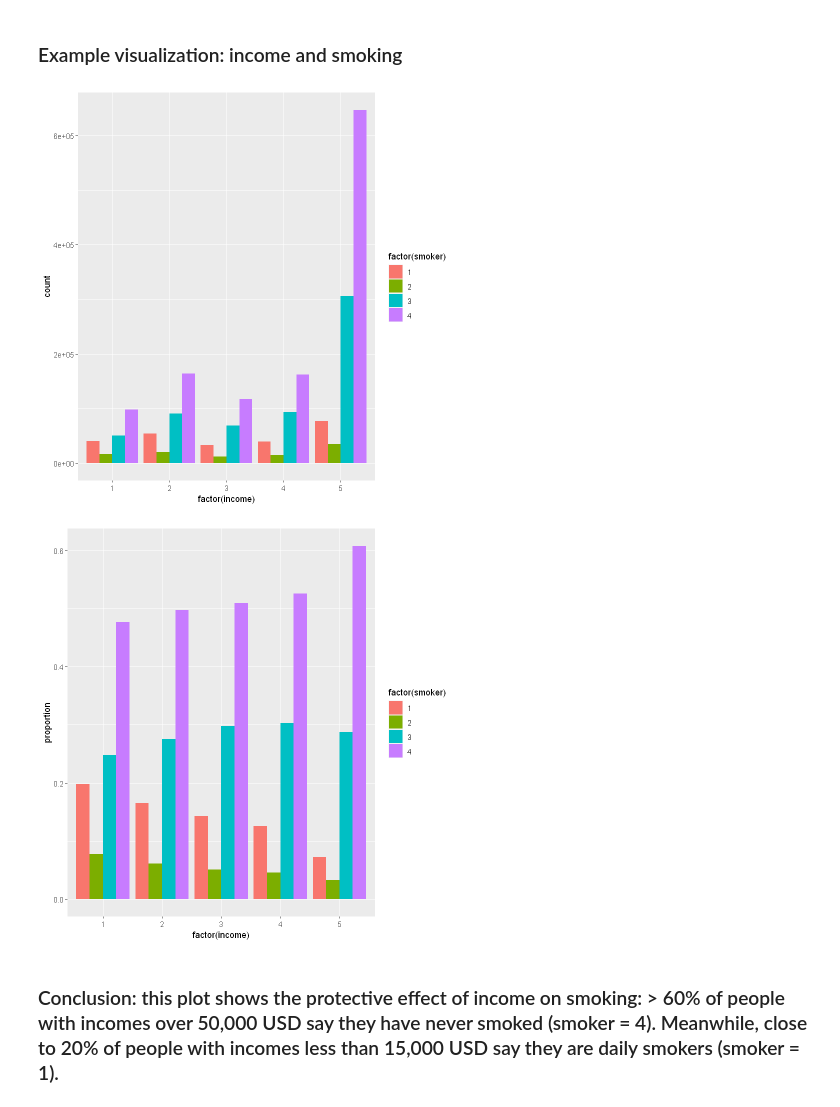
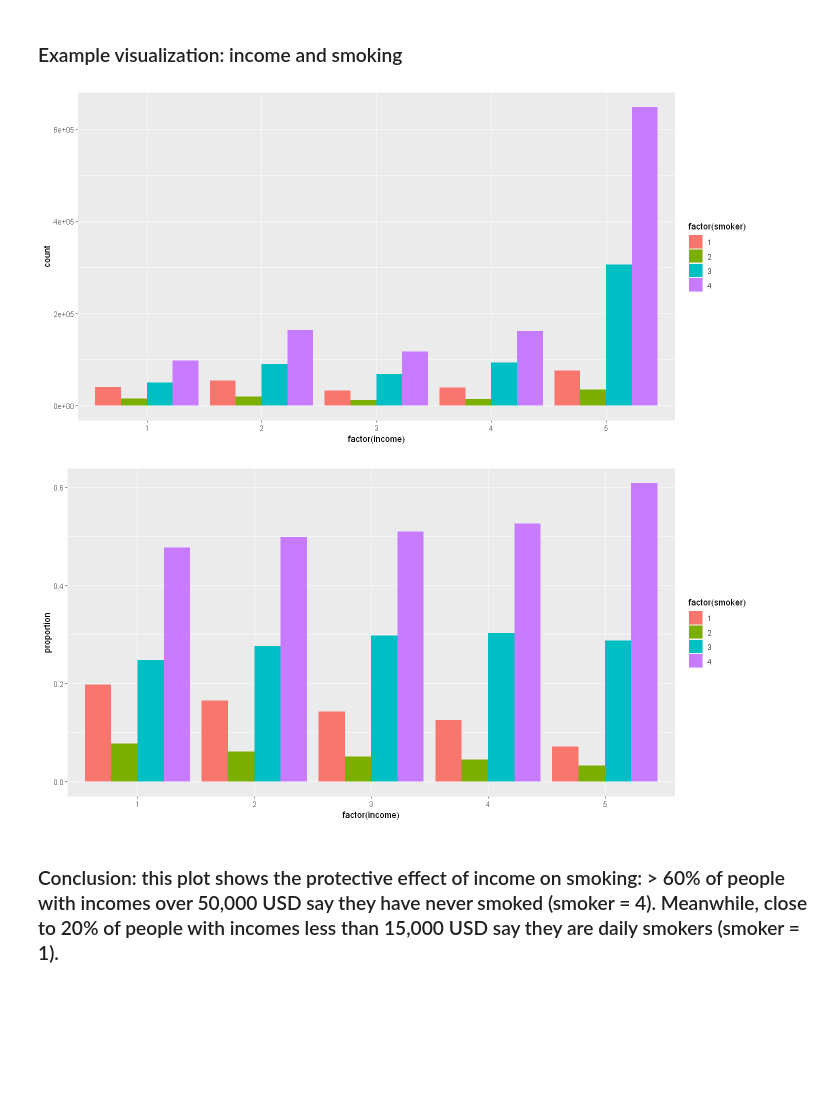
Before and after one commit to bjo/TDI_coding_challenge, a Jupyter notebook: Analysis/Notebooks/TDI_capstone_BRFSS_CSPP_part1.ipynb, the cells around one changed output. Cells and saved outputs as stored; diff of their text form; code cells hidden in the pictures; blank space fills up the shorter version.

```diff
--- a/Analysis/Notebooks/TDI_capstone_BRFSS_CSPP_part1.ipynb
+++ b/Analysis/Notebooks/TDI_capstone_BRFSS_CSPP_part1.ipynb
@@ -177,27 +182,28 @@ summary from linear regression studies - beta means effect sizes:
 # %% [markdown]
 ### Example visualization: income and smoking
 # %%
-options(repr.plot.width=8, repr.plot.height=4)
+options(repr.plot.width=12, repr.plot.height=6)
 # plot total number of reports by category
-cols_eval = c('income', 'smoker')
 plot_df = brfss_table %>% filter(smoker < 9, income < 9)
 ggplot(plot_df, aes(x = factor(income), fill = factor(smoker))) + geom_bar(position = 'dodge')
 # %% [output]
-[figure, old version]
+[figure, new version]
 # %%
 # also plot proportions for each income bracket:
 plot_list = list()
 counts_df = plot_df %>% count(income)
 for (i in c(1:4)) {
     plot_list[[i]] = data.frame(income = c(1:5), smoker = i,
-        proportion = sapply(c(1:5), function(x) {nrow(plot_df %>% filter(income == x, smoker == i))}) / counts_df$n
+        proportion = sapply(c(1:5), function(x) {
+            nrow(plot_df %>% filter(income == x, smoker == i))
+        }) / counts_df$n
     )
 }
 proportion_plot_df = do.call('rbind', plot_list)
 
 ggplot(proportion_plot_df, aes(x = factor(income), y = proportion, fill = factor(smoker))) + geom_bar(position = 'dodge', stat = 'identity')
 # %% [output]
-[figure, old version]
+[figure, new version]
 # %% [markdown]
 ### Conclusion: this plot shows the protective effect of income on smoking: > 60% of people with incomes over 50,000 USD say they have never smoked (smoker = 4). Meanwhile, close to 20% of people with incomes less than 15,000 USD say they are daily smokers (smoker = 1).
 # %% [markdown]
```
Also changed, not shown: parts of 10 cells of this notebook, 6 other files.
